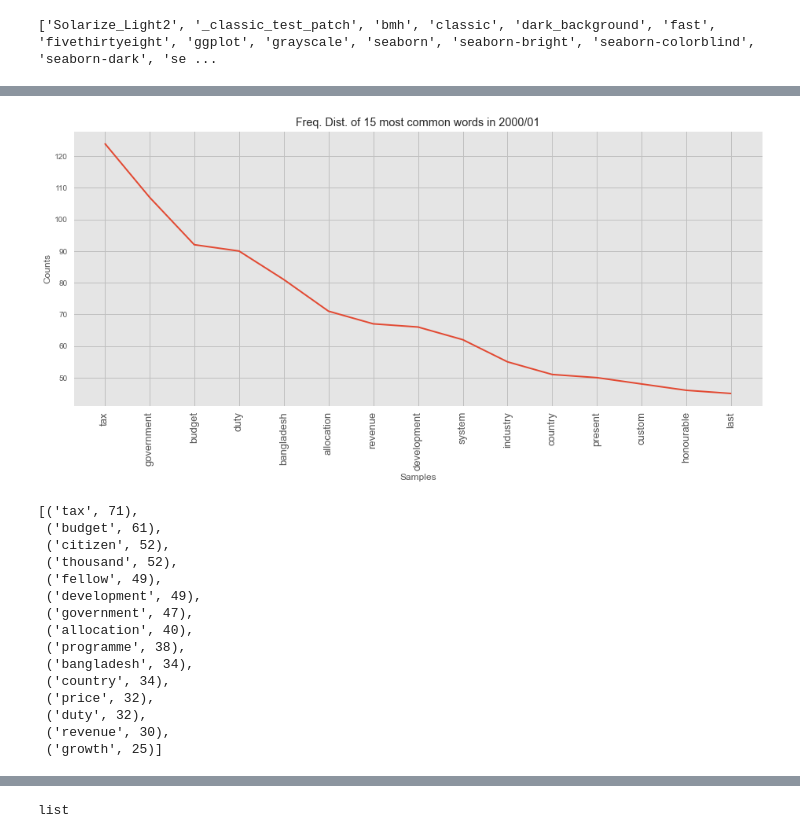
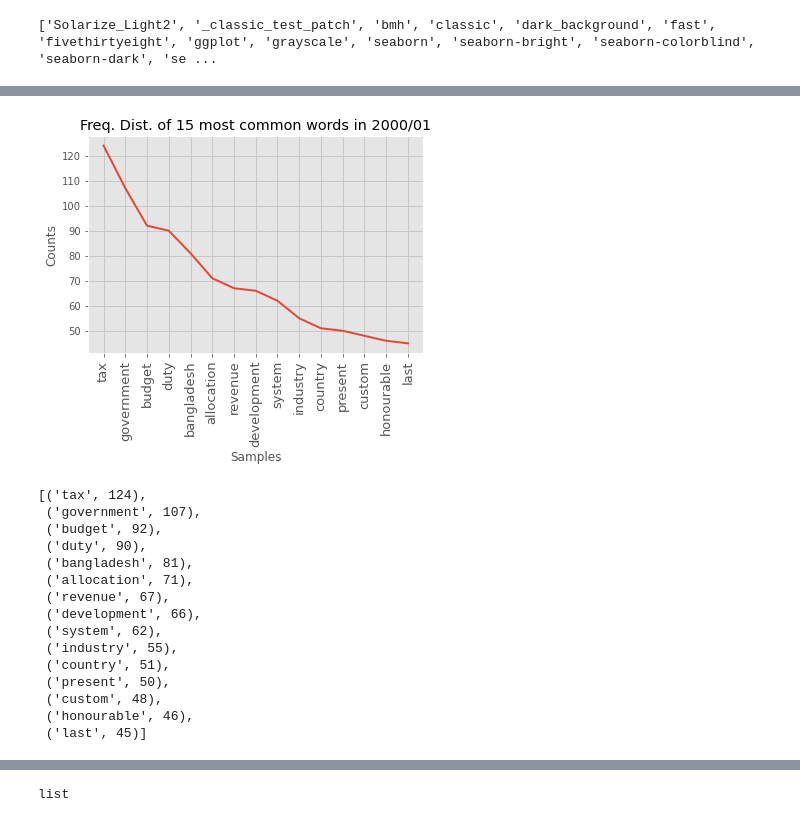
Before and after one commit to muimran/BD_Budget_Speech_Analysis, a Jupyter notebook: Part 1 - BD Budget Speech Analysis Using NLTK.ipynb, the cells around one changed output, grey strips where cells are left out. Cells and saved outputs as stored; diff of their text form; code cells hidden in the pictures.

```diff
--- a/Part 1 - BD Budget Speech Analysis Using NLTK.ipynb
+++ b/Part 1 - BD Budget Speech Analysis Using NLTK.ipynb
@@ -200,33 +201,33 @@ fltrd_sntnc9900_dist.most_common(15)
 # %%
 budget_corpus0001 = budget_corpus.raw('speech_2000_01.txt')
 budget_corpus0001_low = budget_corpus0001.lower()
 word_tokens0001 = word_tokenize(budget_corpus0001_low)
 fltrd_sntnc0001 = [word for word in word_tokens0001 if not word in stop_words]
 fltrd_sntnc0001_dist= FreqDist(fltrd_sntnc0001)
 lemmatizer0001 = WordNetLemmatizer()
 lem_tokens0001 = [lemmatizer0001.lemmatize(word) for word in fltrd_sntnc0001]
 fltrd_sntnc0001_dist= FreqDist(lem_tokens0001)
 plt.xticks(fontsize=13)
 #plt.rcParams['figure.figsize'] = [14, 6]
 fltrd_sntnc0001_dist.plot(15,title='Freq. Dist. of 15 most common words in 2000/01')
-fltrd_sntnc0708_dist.most_common(15)
+fltrd_sntnc0001_dist.most_common(15)
 # %% [output]
-[figure, old version]
+[figure, new version]
-[('tax', 71),
- ('budget', 61),
- ('citizen', 52),
- ('thousand', 52),
- ('fellow', 49),
- ('development', 49),
- ('government', 47),
- ('allocation', 40),
- ('programme', 38),
- ('bangladesh', 34),
- ('country', 34),
- ('price', 32),
- ('duty', 32),
- ('revenue', 30),
- ('growth', 25)]
+[('tax', 124),
+ ('government', 107),
+ ('budget', 92),
+ ('duty', 90),
+ ('bangladesh', 81),
+ ('allocation', 71),
+ ('revenue', 67),
+ ('development', 66),
+ ('system', 62),
+ ('industry', 55),
+ ('country', 51),
+ ('present', 50),
+ ('custom', 48),
+ ('honourable', 46),
+ ('last', 45)]
 # %%
 budget_corpus0102 = budget_corpus.raw('speech_2001_02.txt')
 budget_corpus0102_low = budget_corpus0102.lower()
```
Also changed, not shown: parts of 36 cells of this notebook.
